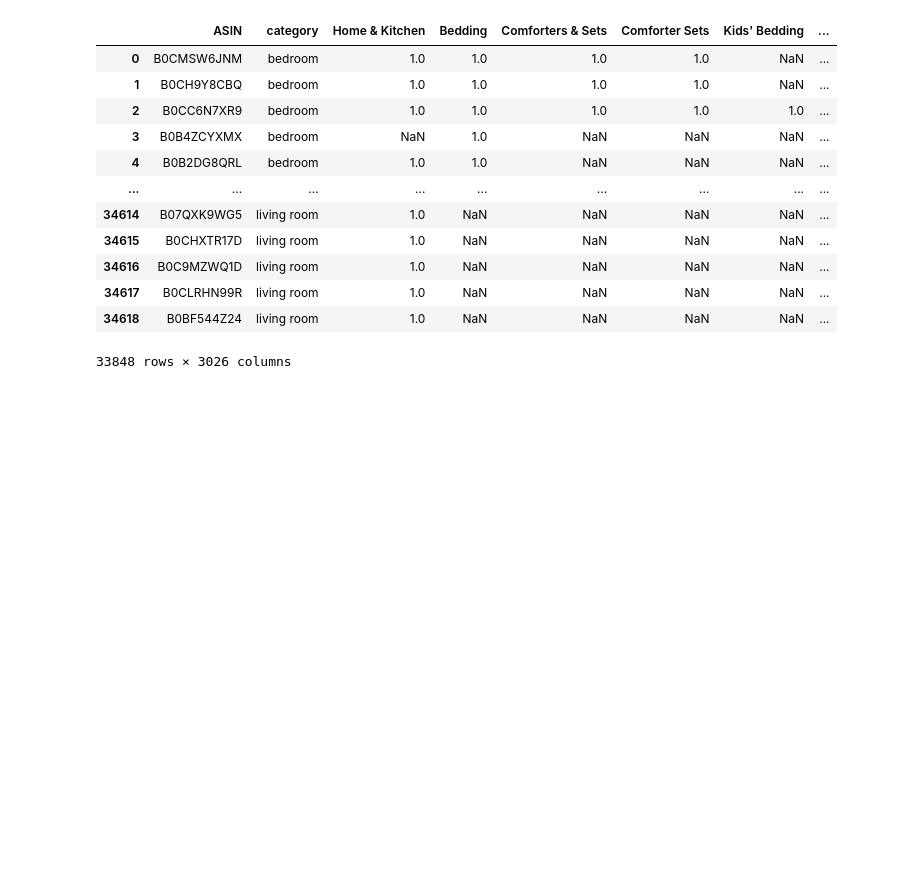
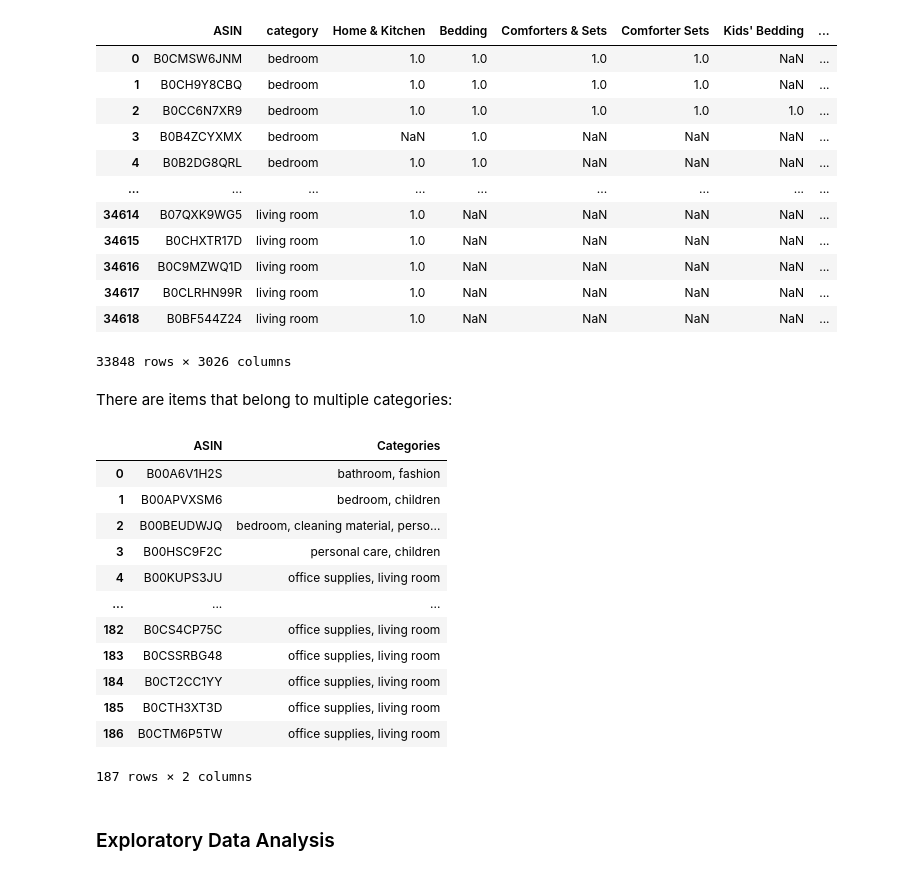
Before and after one commit to K-Winkles/kaban-multimodel-recommender, a Jupyter notebook: cleanup/itemset_cleanup.ipynb, the cells around one changed output. Saved outputs shown, nothing was run; the diff lists cells and outputs as text; code cells hidden in the pictures; blank space fills up the shorter version.

Commit message:
add initial itemset EDA

```diff
--- a/cleanup/itemset_cleanup.ipynb
+++ b/cleanup/itemset_cleanup.ipynb
@@ -44,7 +44,8 @@ def get_itemset():
             df_itemset = pd.merge(df_itemset, filtered_df, how='outer')
     df_itemset = df_itemset.drop_duplicates()
     return df_itemset
-get_itemset()
+df_itemset = get_itemset()
+df_itemset
 # %% [output]
 Merging : bedroom
 Merging : computer components
@@ -75,3 +76,25 @@ Merging : living room
 | 34617 | B0CLRHN99R | living room | 1.0 | NaN | NaN | NaN | NaN | ... |
 | 34618 | B0BF544Z24 | living room | 1.0 | NaN | NaN | NaN | NaN | ... |
 33848 rows × 3026 columns
+# %% [markdown]
+There are items that belong to multiple categories:
+# %%
+duplicates = df_itemset[df_itemset.duplicated('ASIN', keep=False)]
+df_categories = duplicates.groupby('ASIN')['category'].apply(lambda x: ', '.join(x.unique())).reset_index(name='Categories')
+df_categories
+# %% [output]
+|  | ASIN | Categories |
+| 0 | B00A6V1H2S | bathroom, fashion |
+| 1 | B00APVXSM6 | bedroom, children |
+| 2 | B00BEUDWJQ | bedroom, cleaning material, perso... |
+| 3 | B00HSC9F2C | personal care, children |
+| 4 | B00KUPS3JU | office supplies, living room |
+| ... | ... | ... |
+| 182 | B0CS4CP75C | office supplies, living room |
+| 183 | B0CSSRBG48 | office supplies, living room |
+| 184 | B0CT2CC1YY | office supplies, living room |
+| 185 | B0CTH3XT3D | office supplies, living room |
+| 186 | B0CTM6P5TW | office supplies, living room |
+187 rows × 2 columns
+# %% [markdown]
+### Exploratory Data Analysis
```
Also changed, not shown: parts of 6 cells of this notebook, 1 other file.
